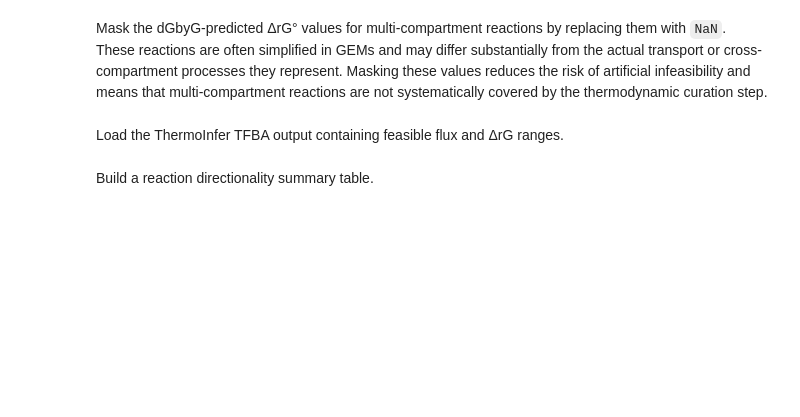
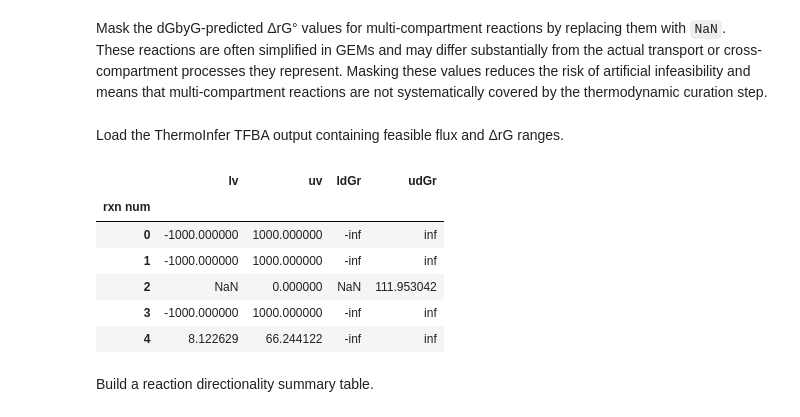
Before and after one commit to Jie-Z-159/ThermoInfer, a Jupyter notebook: example/workflow_yeast.ipynb, the cells around one changed output. Saved outputs shown, nothing was run; the diff lists cells and outputs as text; code cells hidden in the pictures; blank space fills up the shorter version.

```diff
--- a/example/workflow_yeast.ipynb
+++ b/example/workflow_yeast.ipynb
@@ -246,11 +267,19 @@ dGr[~single_compartment_rxn, :] = np.nan
 # %% [markdown]
 Load the ThermoInfer TFBA output containing feasible flux and ΔrG ranges.
 # %%
-tfba_output_path = "./yeast-GEM_Directionality_TFBA.csv"
+tfba_output_path = "./copt_chunk_4_p80.csv"
 
 Directionality_TFBA = pd.read_csv(tfba_output_path, index_col=0)
 
 Directionality_TFBA.head()
+# %% [output]
+|  | lv | uv | ldGr | udGr |
+| rxn num |  |  |  |  |
+| 0 | -1000.000000 | 1000.000000 | -inf | inf |
+| 1 | -1000.000000 | 1000.000000 | -inf | inf |
+| 2 | NaN | 0.000000 | NaN | 111.953042 |
+| 3 | -1000.000000 | 1000.000000 | -inf | inf |
+| 4 | 8.122629 | 66.244122 | -inf | inf |
 # %% [markdown]
 Build a reaction directionality summary table.
 # %%
```
Also changed, not shown: parts of 5 cells of this notebook, 1 other file.
